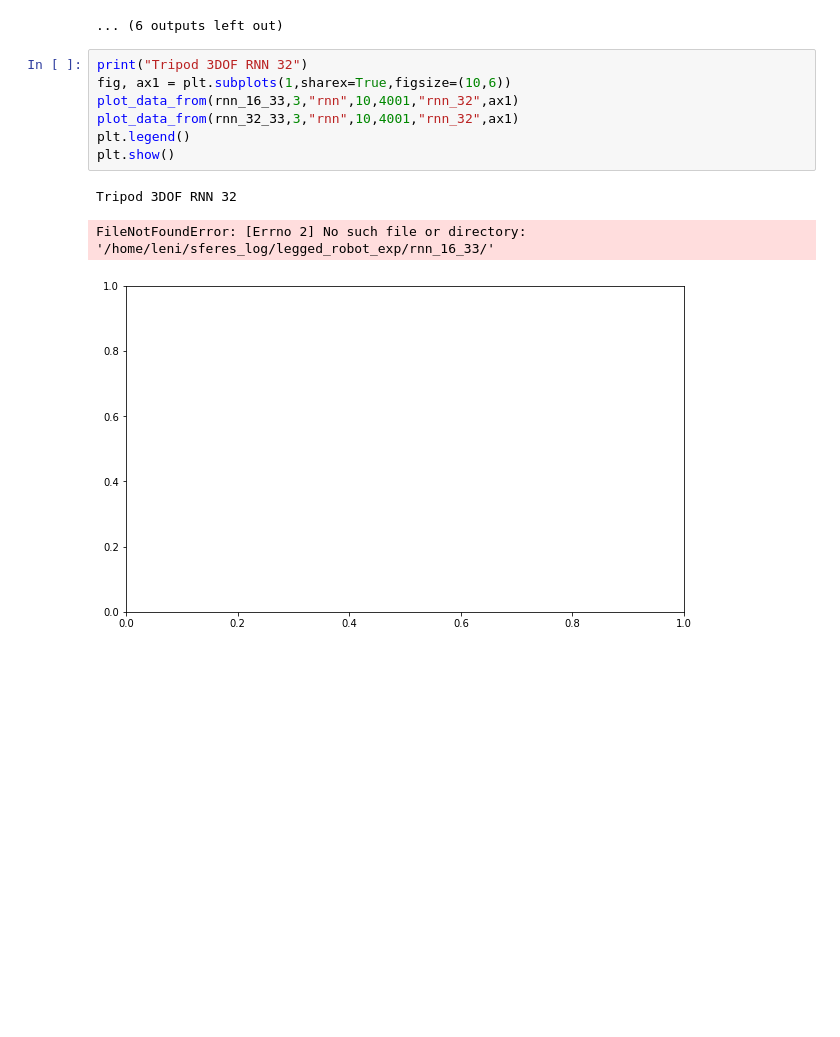
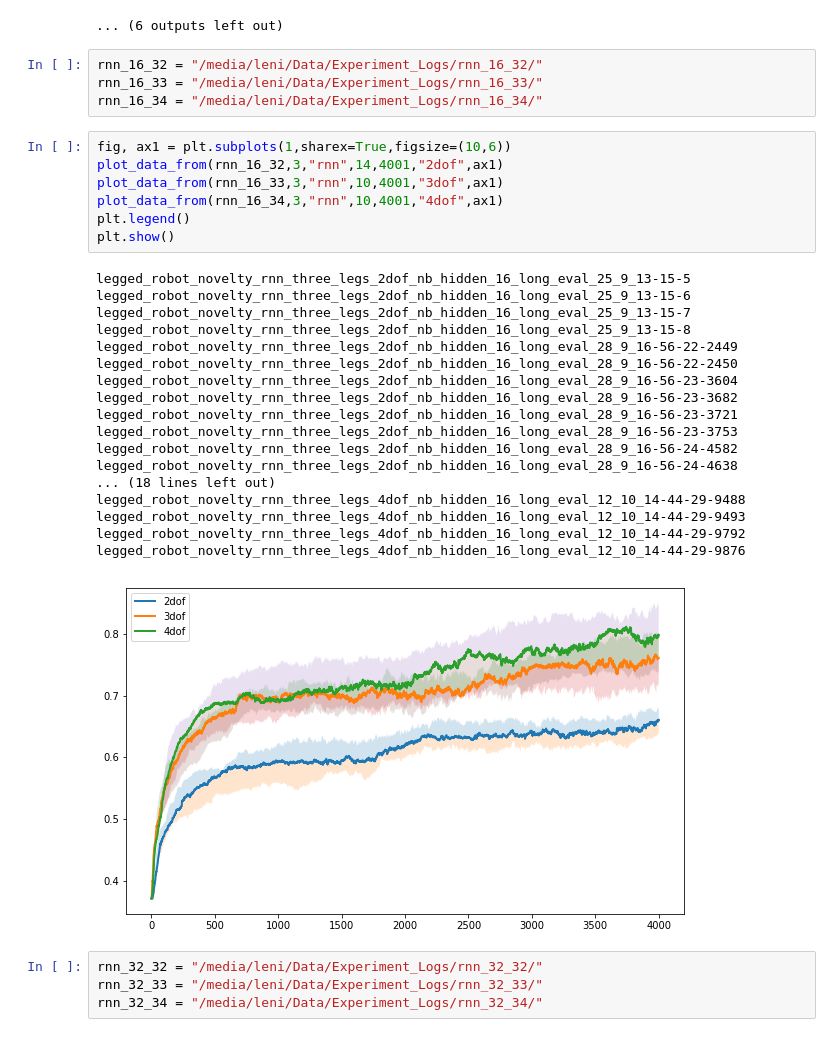
Before and after one commit to LeniLeGoff/novelty_neat, a Jupyter notebook: scripts/legged_robot.ipynb, the cells around one changed output. Cells and saved outputs as stored; diff of their text form; blank space fills up the shorter version.

```diff
--- a/scripts/legged_robot.ipynb
+++ b/scripts/legged_robot.ipynb
@@ -829,14 +810,37 @@ nb points: 400 min=(-4.56, -4.10) max=(3.39,4.56)
 nb points: 400 min=(-4.62, -3.24) max=(3.89,4.55)
 [figure]
 ... (6 outputs left out)
+# %%
+rnn_16_32 = "/media/leni/Data/Experiment_Logs/rnn_16_32/"
+rnn_16_33 = "/media/leni/Data/Experiment_Logs/rnn_16_33/"
+rnn_16_34 = "/media/leni/Data/Experiment_Logs/rnn_16_34/"
 # %%
-print("Tripod 3DOF RNN 32")
 fig, ax1 = plt.subplots(1,sharex=True,figsize=(10,6))
-plot_data_from(rnn_16_33,3,"rnn",10,4001,"rnn_32",ax1)
-plot_data_from(rnn_32_33,3,"rnn",10,4001,"rnn_32",ax1)
+plot_data_from(rnn_16_32,3,"rnn",14,4001,"2dof",ax1)
+plot_data_from(rnn_16_33,3,"rnn",10,4001,"3dof",ax1)
+plot_data_from(rnn_16_34,3,"rnn",10,4001,"4dof",ax1)
 plt.legend()
 plt.show()
 # %% [output]
-Tripod 3DOF RNN 32
+legged_robot_novelty_rnn_three_legs_2dof_nb_hidden_16_long_eval_25_9_13-15-5
+legged_robot_novelty_rnn_three_legs_2dof_nb_hidden_16_long_eval_25_9_13-15-6
+legged_robot_novelty_rnn_three_legs_2dof_nb_hidden_16_long_eval_25_9_13-15-7
+legged_robot_novelty_rnn_three_legs_2dof_nb_hidden_16_long_eval_25_9_13-15-8
+legged_robot_novelty_rnn_three_legs_2dof_nb_hidden_16_long_eval_28_9_16-56-22-2449
+legged_robot_novelty_rnn_three_legs_2dof_nb_hidden_16_long_eval_28_9_16-56-22-2450
+legged_robot_novelty_rnn_three_legs_2dof_nb_hidden_16_long_eval_28_9_16-56-23-3604
+legged_robot_novelty_rnn_three_legs_2dof_nb_hidden_16_long_eval_28_9_16-56-23-3682
+legged_robot_novelty_rnn_three_legs_2dof_nb_hidden_16_long_eval_28_9_16-56-23-3721
+legged_robot_novelty_rnn_three_legs_2dof_nb_hidden_16_long_eval_28_9_16-56-23-3753
+legged_robot_novelty_rnn_three_legs_2dof_nb_hidden_16_long_eval_28_9_16-56-24-4582
+legged_robot_novelty_rnn_three_legs_2dof_nb_hidden_16_long_eval_28_9_16-56-24-4638
+... (18 lines left out)
+legged_robot_novelty_rnn_three_legs_4dof_nb_hidden_16_long_eval_12_10_14-44-29-9488
+legged_robot_novelty_rnn_three_legs_4dof_nb_hidden_16_long_eval_12_10_14-44-29-9493
+legged_robot_novelty_rnn_three_legs_4dof_nb_hidden_16_long_eval_12_10_14-44-29-9792
+legged_robot_novelty_rnn_three_legs_4dof_nb_hidden_16_long_eval_12_10_14-44-29-9876
-FileNotFoundError: [Errno 2] No such file or directory: '/home/leni/sferes_log/legged_robot_exp/rnn_16_33/'
-[figure, old version]
+[figure, new version]
+# %%
+rnn_32_32 = "/media/leni/Data/Experiment_Logs/rnn_32_32/"
+rnn_32_33 = "/media/leni/Data/Experiment_Logs/rnn_32_33/"
+rnn_32_34 = "/media/leni/Data/Experiment_Logs/rnn_32_34/"
```
Also changed, not shown: parts of 15 cells of this notebook, 1 other file.
